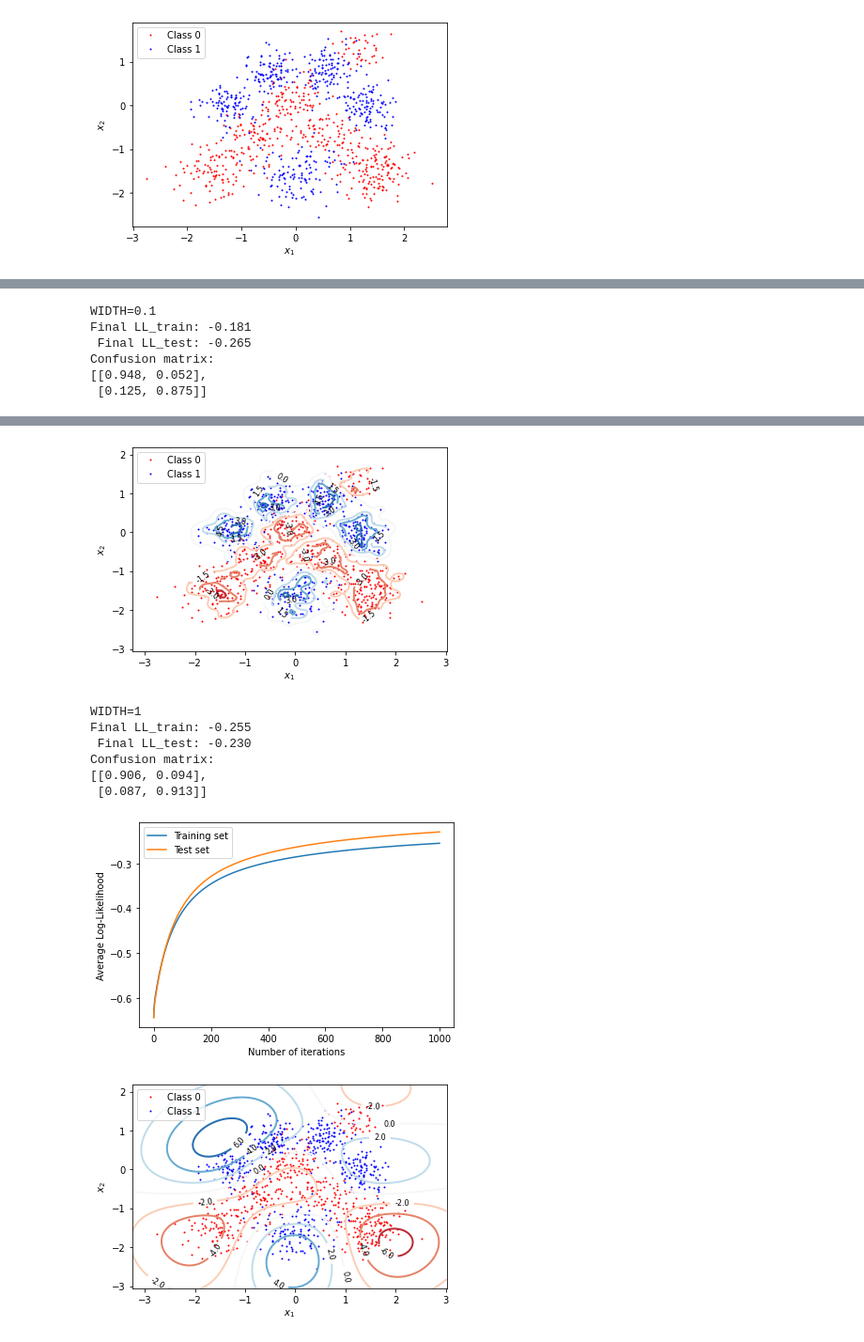
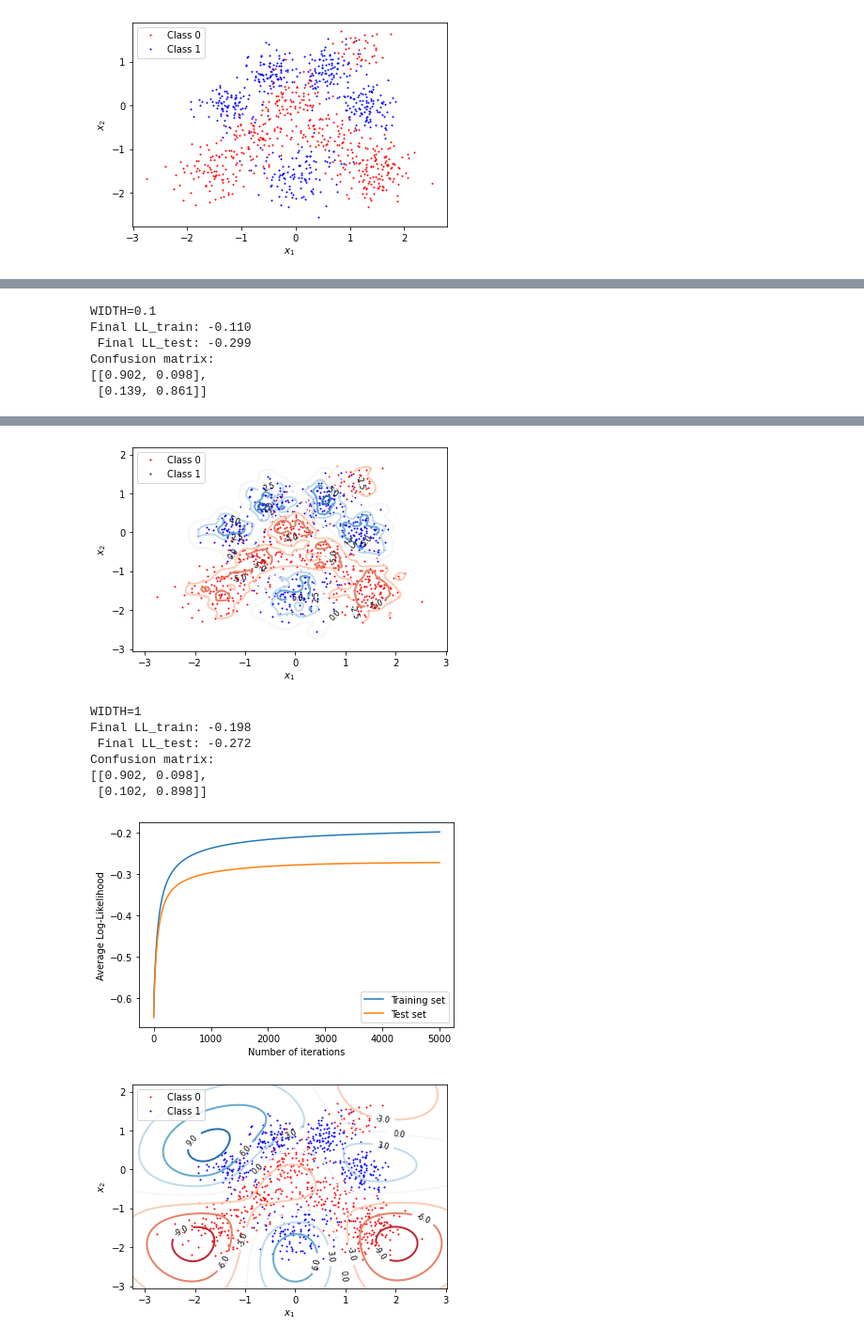
Before and after one commit to theo-brown/bayesian-logistic-classifier, a Jupyter notebook: lab.ipynb, the cells around one changed output, grey strips where cells are left out. Shown: that part at 94% size. Cells and saved outputs as stored; diff of their text form; code cells hidden in the pictures.

Commit message:
Run code, update figures, update pdf

```diff
--- a/lab.ipynb
+++ b/lab.ipynb
@@ -133,7 +133,7 @@ for width, learning_rate in zip(widths, learning_rates):
     X_test_rbf = evaluate_basis_functions(width, X_test, X_train)
     w, L_train, L_test = gradient_ascent(X_train_rbf, y_train,
                                          X_test_rbf, y_test,
-                                         number_iterations=1000,
+                                         number_iterations=5000,
                                          learning_rate=learning_rate)
     print(f"WIDTH={width}")
     print(f"Final LL_train: {L_train[-1]:.3f}\n Final LL_test: {L_test[-1]:.3f}")
@@ -155,6 +155,6 @@ Confusion matrix:
 WIDTH=0.1
-Final LL_train: -0.181
- Final LL_test: -0.265
+Final LL_train: -0.110
+ Final LL_test: -0.299
 Confusion matrix:
-[[0.948, 0.052],
- [0.125, 0.875]]
+[[0.902, 0.098],
+ [0.139, 0.861]]
@@ -162,9 +162,9 @@ Confusion matrix:
-[figure, old version]
+[figure, new version]
 WIDTH=1
-Final LL_train: -0.255
- Final LL_test: -0.230
+Final LL_train: -0.198
+ Final LL_test: -0.272
 Confusion matrix:
-[[0.906, 0.094],
- [0.087, 0.913]]
+[[0.902, 0.098],
+ [0.102, 0.898]]
-[figure, old version]
+[figure, new version]
-[figure, old version]
+[figure, new version]
```
Also changed, not shown: parts of 5 cells of this notebook, 7 other files.
